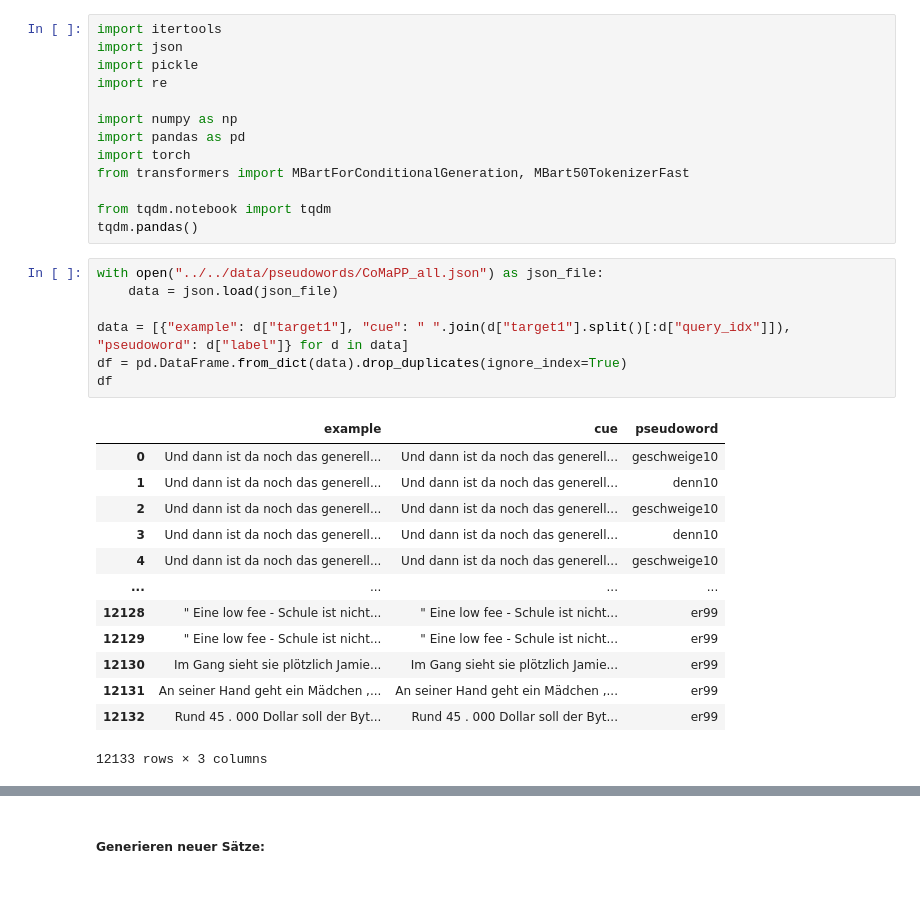
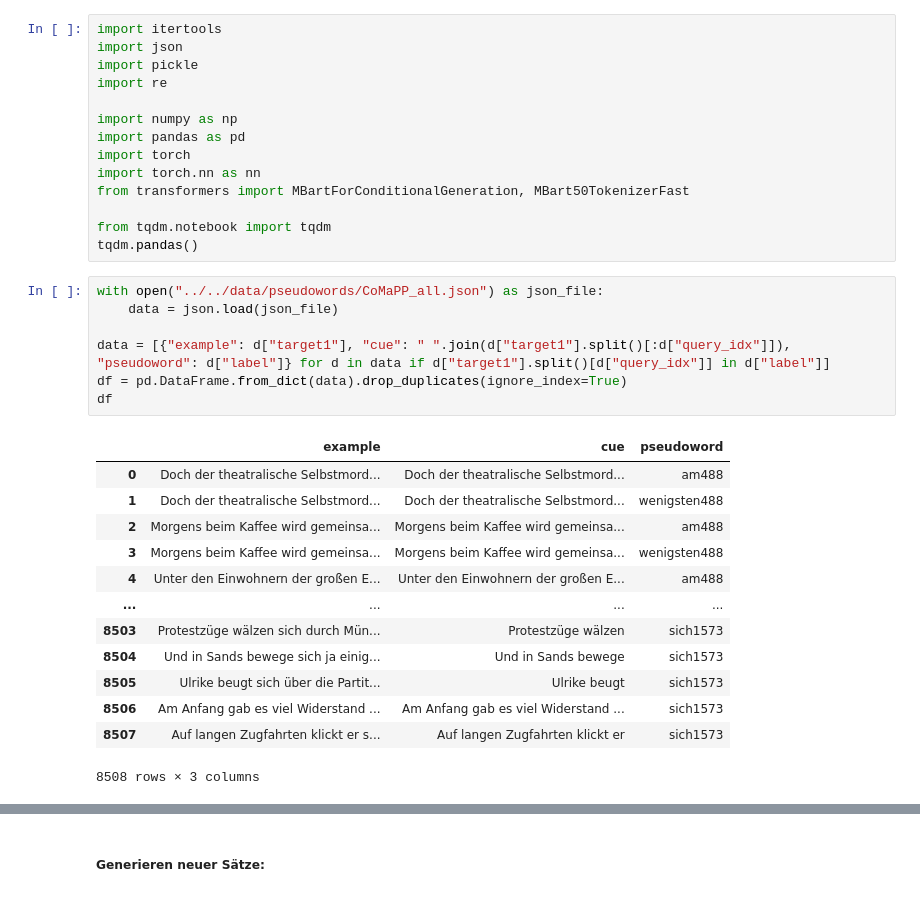
Before and after one commit to TiMauzi/llm-x-cxg, a Jupyter notebook: src/notebooks/evaluate_comapp_mbart.ipynb, the cells around one changed output, grey strips where cells are left out. Drawn from its saved outputs; the diff is of its cells as text.

```diff
--- a/src/notebooks/evaluate_comapp_mbart.ipynb
+++ b/src/notebooks/evaluate_comapp_mbart.ipynb
@@ -7,6 +7,7 @@ import re
 import numpy as np
 import pandas as pd
 import torch
+import torch.nn as nn
 from transformers import MBartForConditionalGeneration, MBart50TokenizerFast
 
 from tqdm.notebook import tqdm
@@ -14,24 +15,24 @@ tqdm.pandas()
 # %%
 with open("../../data/pseudowords/CoMaPP_all.json") as json_file:
     data = json.load(json_file)
 
-data = [{"example": d["target1"], "cue": " ".join(d["target1"].split()[:d["query_idx"]]), "pseudoword": d["label"]} for d in data]
+data = [{"example": d["target1"], "cue": " ".join(d["target1"].split()[:d["query_idx"]]), "pseudoword": d["label"]} for d in data if d["target1"].split()[d["query_idx"]] in d["label"]]
 df = pd.DataFrame.from_dict(data).drop_duplicates(ignore_index=True)
 df
 # %% [output]
 |  | example | cue | pseudoword |
-| 0 | Und dann ist da noch das generell... | Und dann ist da noch das generell... | geschweige10 |
-| 1 | Und dann ist da noch das generell... | Und dann ist da noch das generell... | denn10 |
-| 2 | Und dann ist da noch das generell... | Und dann ist da noch das generell... | geschweige10 |
-| 3 | Und dann ist da noch das generell... | Und dann ist da noch das generell... | denn10 |
-| 4 | Und dann ist da noch das generell... | Und dann ist da noch das generell... | geschweige10 |
+| 0 | Doch der theatralische Selbstmord... | Doch der theatralische Selbstmord... | am488 |
+| 1 | Doch der theatralische Selbstmord... | Doch der theatralische Selbstmord... | wenigsten488 |
+| 2 | Morgens beim Kaffee wird gemeinsa... | Morgens beim Kaffee wird gemeinsa... | am488 |
+| 3 | Morgens beim Kaffee wird gemeinsa... | Morgens beim Kaffee wird gemeinsa... | wenigsten488 |
+| 4 | Unter den Einwohnern der großen E... | Unter den Einwohnern der großen E... | am488 |
 | ... | ... | ... | ... |
-| 12128 | " Eine low fee - Schule ist nicht... | " Eine low fee - Schule ist nicht... | er99 |
-| 12129 | " Eine low fee - Schule ist nicht... | " Eine low fee - Schule ist nicht... | er99 |
-| 12130 | Im Gang sieht sie plötzlich Jamie... | Im Gang sieht sie plötzlich Jamie... | er99 |
-| 12131 | An seiner Hand geht ein Mädchen ,... | An seiner Hand geht ein Mädchen ,... | er99 |
-| 12132 | Rund 45 . 000 Dollar soll der Byt... | Rund 45 . 000 Dollar soll der Byt... | er99 |
+| 8503 | Protestzüge wälzen sich durch Mün... | Protestzüge wälzen | sich1573 |
+| 8504 | Und in Sands bewege sich ja einig... | Und in Sands bewege | sich1573 |
+| 8505 | Ulrike beugt sich über die Partit... | Ulrike beugt | sich1573 |
+| 8506 | Am Anfang gab es viel Widerstand ... | Am Anfang gab es viel Widerstand ... | sich1573 |
+| 8507 | Auf langen Zugfahrten klickt er s... | Auf langen Zugfahrten klickt er | sich1573 |
-12133 rows × 3 columns
+8508 rows × 3 columns
 # %%
 df['index'] = df['pseudoword'].str.extract('(\d+)').astype(int)
 df.set_index('index', inplace=True)
```
Also changed, not shown: parts of 11 cells of this notebook.
